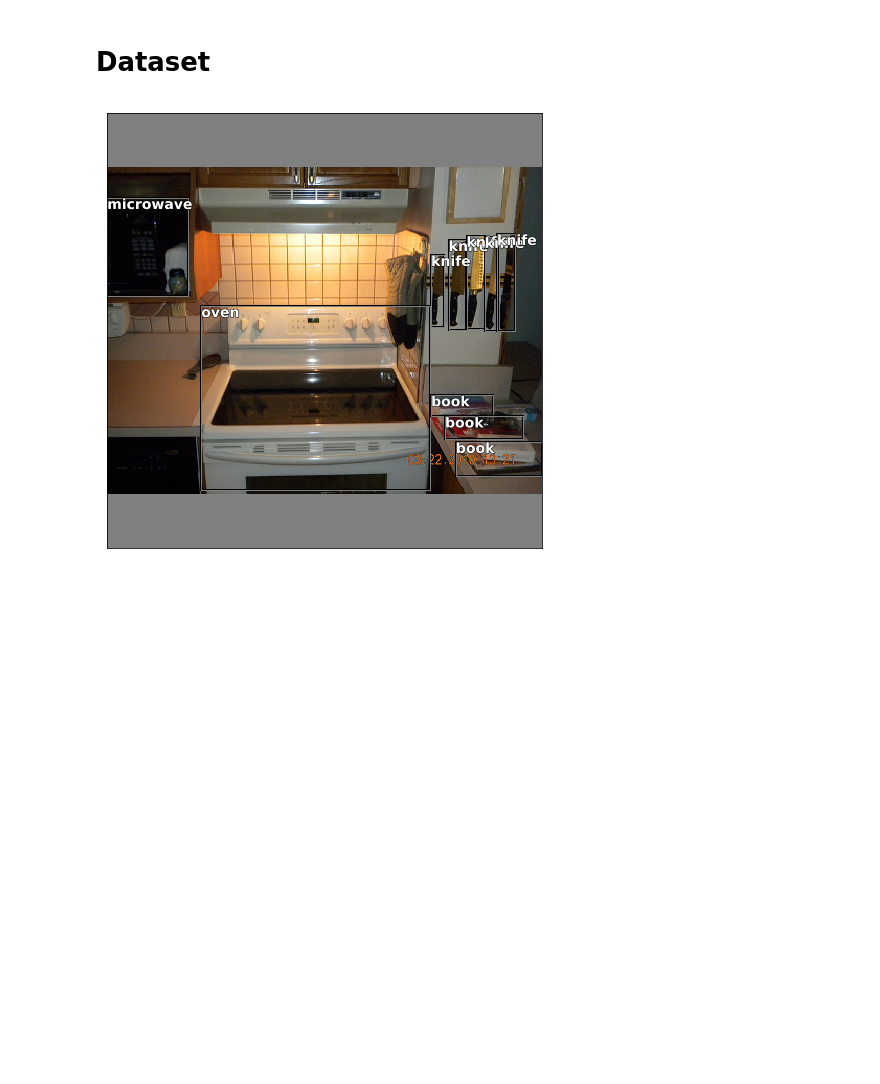
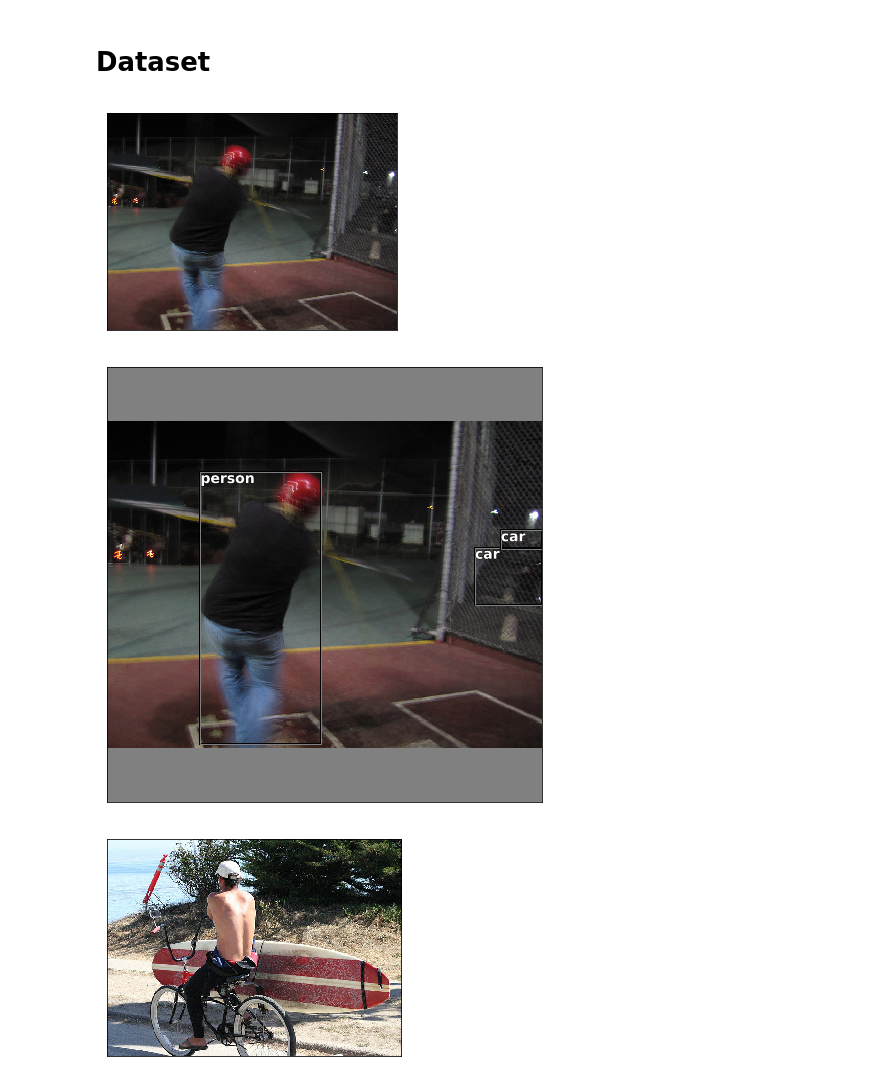
Before and after one commit to ydixon/yolo_v3, a Jupyter notebook: COCODataset.ipynb, the cells around one changed output. Drawn from its saved outputs; the diff is of its cells as text; code cells hidden in the pictures; blank space fills up the shorter version.

```diff
--- a/COCODataset.ipynb
+++ b/COCODataset.ipynb
@@ -71,7 +72,8 @@ def letterbox_image(img, dim):
     #Put the box image on top of the blank image
     image[box_y:box_y+box_h, box_x:box_x+box_w] = box_image
 
-    return image, (box_w, box_h, box_x, box_y, ratio)
+    transform = Tensor([box_w, box_h, box_x, box_y, ratio])
+    return image, transform
 
 # Mode - letterbox, resize
 def load_image(img_path, mode=None, dim=None):
@@ -212,18 +247,29 @@ class COCODataset(Dataset):
         label = None
         img_path = self.img_list[idx]
         if osp.exists(img_path):
-            img, img_org_dim, trans = load_image(img_path, mode='letterbox', dim=self.dim)
+            org_img = cv2.imread(img_path)
+            org_img = cv2.cvtColor(org_img, cv2.COLOR_BGR2RGB)
+            letterbox_img, transform = letterbox_image(org_img, self.dim)
+
+            org_img = torch.from_numpy(org_img).float().permute(2,0,1) / 255
+            letterbox_img = torch.from_numpy(letterbox_img).float().permute(2,0,1) / 255
 
         label_path = self.label_list[idx]
         if osp.exists(label_path):
             label = np.loadtxt(label_path).reshape(-1,5)
+            label_bbox = label[..., 1:5]
+            label_bbox = letterbox_label(label_bbox, transform, self.dim)
 
-        if label is not None:
-            label = letterbox_label(label, *trans, self.dim)
         label = fill_label_np_tensor(label, 50, 5)
         label = torch.from_numpy(label)
 
-        return img, label
+        sample = { 'org_img': org_img,
+                   'letterbox_img': letterbox_img,
+                   'transform': transform,
+                   'label': label,
+                   'img_path': img_path}
+
+        return sample
 # %%
 def test_show_output(img, dets, draw_grid=True):
     ax = show_img(img, figsize=(16,8))
@@ -233,14 +279,26 @@ def test_show_output(img, dets, draw_grid=True):
         if d.sum() == 0:
             break
 
-        rect = bbox_corner2cornerHW(bbox_center2corner(d[1:5]))
+        rect = bbox_cxcywh_to_xywh(d[1:5])
         rect = rect * img.shape[0]
         draw_rect(ax, rect)
         c = classes[d[0].int().item()]
         draw_text(ax, rect[:2], c)
-# %%
-trainDS = COCODataset(train_target_txt, dim=(416,416))
-img, label = trainDS[14]
-test_show_output(img.permute(1,2,0), label, False)
-# %% [output]
-[figure, removed]
+# %%
+sz = 416
+bs = 5
+dim = (sz, sz)
+
+train_ds = COCODataset(train_target_txt, dim=dim)
+train_dl = DataLoader(train_ds, batch_size=bs, shuffle=True, collate_fn=variable_shape_collate_fn, num_workers=0)
+
+#sample = train_ds[0]
+sample = next(iter(train_dl))
+
+for org_img, letterbox_img, transform, labels, img_path in zip(sample['org_img'], sample['letterbox_img'], sample['transform'], sample['label'], sample['img_path']):
+    show_img(org_img.permute(1,2,0))
+    test_show_output(letterbox_img.permute(1,2,0), labels, False)
+# %% [output]
+[figure, added]
+[figure, added]
+[figure, added]
```
Also changed, not shown: parts of 13 cells of this notebook, 8 other files.
